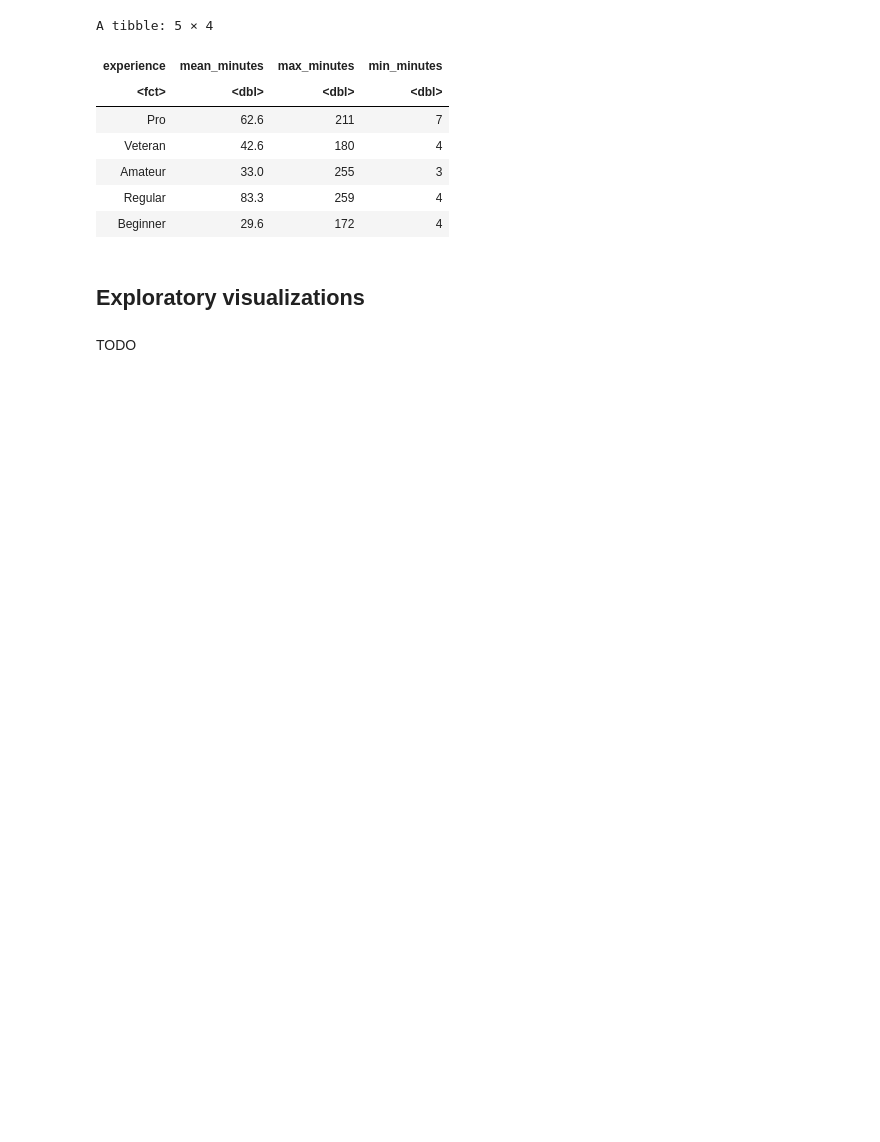
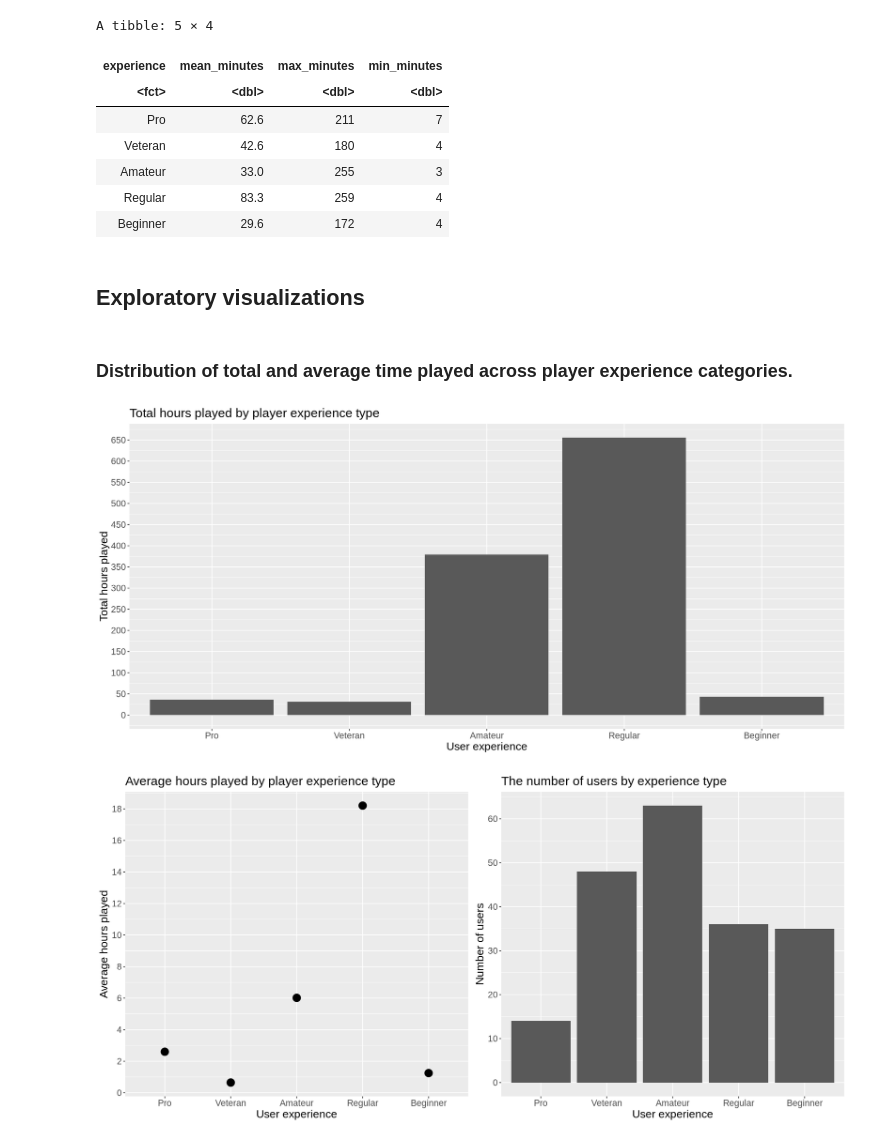
Before and after one commit to ALagodzinska/Group26-FinalReport, a Jupyter notebook: Report.ipynb, the cells around one changed output. Drawn from its saved outputs; the diff is of its cells as text; code cells hidden in the pictures; blank space fills up the shorter version.

Commit message:
Added exploratory visualizations

```diff
--- a/Report.ipynb
+++ b/Report.ipynb
@@ -272,4 +284,50 @@ A tibble: 5 × 4
 # %% [markdown]
 ## Exploratory visualizations
 # %% [markdown]
-TODO
+### Distribution of total and average time played across player experience categories.
+# %%
+# Creating data frame that is grouped by experience and stores total hours.
+players_grouped_total <- players_clean |>
+    group_by(experience) |>
+    summarize(total_hours = sum(played_hours),
+             mean_hours = mean(played_hours),
+             count = n())
+
+options(repr.plot.width = 15, repr.plot.height = 7)
+
+# To change color
+# scale_fill_brewer(palette = 'Greens')
+
+# Creating a bar plot that shows cumulative hours of all players grouped by experience type.
+total_hours_by_experience_plot <- players_grouped_total |>
+    ggplot(aes(x = experience, y = total_hours)) +
+    geom_bar(stat = "identity" ) +
+    labs(x = "User experience", y = "Total hours played") +
+    ggtitle("Total hours played by player experience type") +
+    scale_y_continuous(breaks = seq(0, 650,by = 50)) +
+    theme(text = element_text(size = 16), plot.title = element_text(size = 18))
+
+
+# Creating a bar plot that shows average hours of all players grouped by experience type.
+mean_hours_by_experience_plot <- players_grouped_total |>
+    ggplot(aes(x = experience, y = mean_hours)) +
+    geom_point(size = 5) +
+    labs(x = "User experience", y = "Average hours played") +
+    ggtitle("Average hours played by player experience type") +
+    scale_y_continuous(breaks = seq(0, 20,by = 2)) +
+    theme(text = element_text(size = 16), plot.title = element_text(size = 18))
+
+# Creating a bar plot that shows the number of all players grouped by experience type.
+count_by_experience_plot <- players_grouped_total |>
+    ggplot(aes(x = experience, y = count)) +
+    geom_bar(stat = "identity") +
+    labs(x = "User experience", y = "Number of users") +
+    ggtitle("The number of users by experience type") +
+    scale_y_continuous(breaks = seq(0, 70,by = 10)) +
+    theme(text = element_text(size = 16), plot.title = element_text(size = 18))
+
+total_hours_by_experience_plot
+plot_grid(mean_hours_by_experience_plot, count_by_experience_plot, nrow = 1)
+# %% [output]
+[figure, added]
+[figure, added]
```
Also changed, not shown: parts of 24 cells of this notebook.
